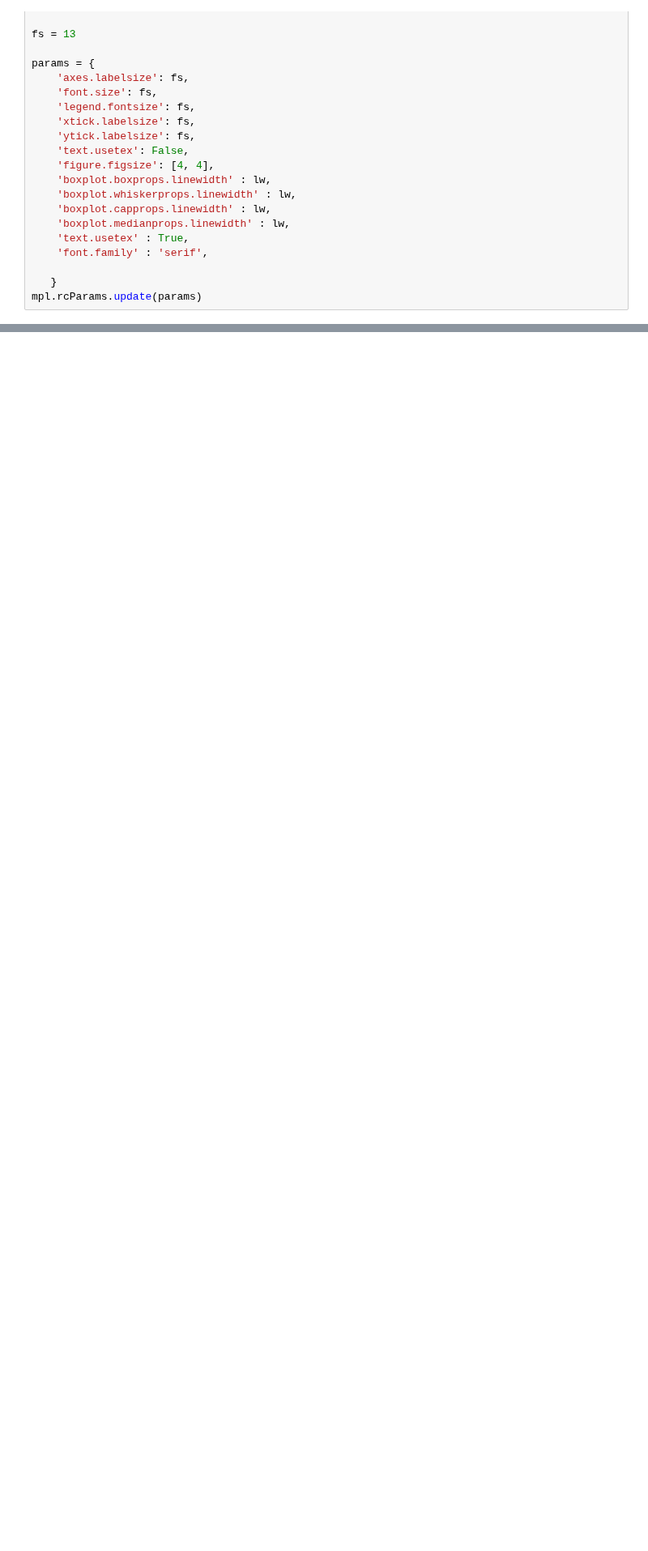
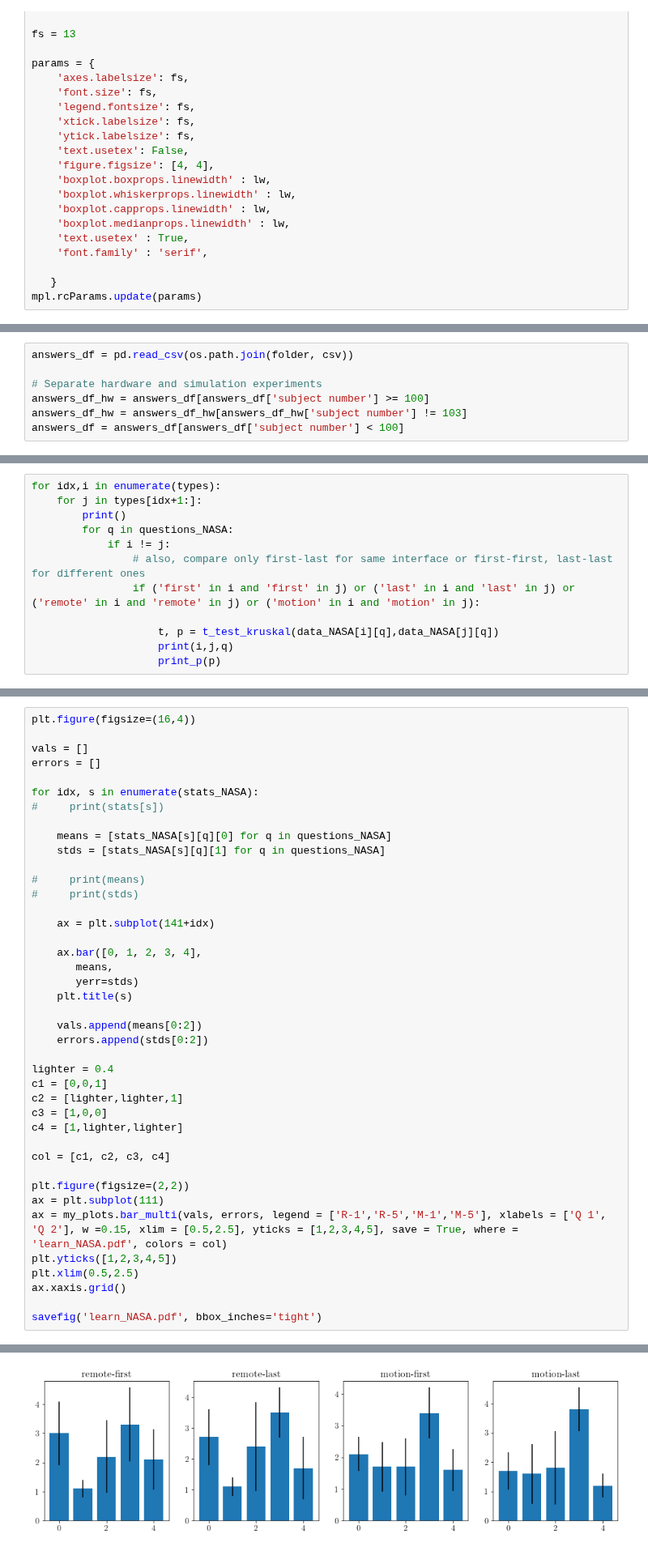
Before and after one commit to medioman22/Bidirectional_Interface, a Jupyter notebook: data_analysis/Surveys/analyze_form_learn.ipynb, the cells around one changed output, grey strips where cells are left out. Shown at 81% size. Saved outputs shown, nothing was run; the diff lists cells and outputs as text; blank space fills up the shorter version.

```diff
--- a/data_analysis/Surveys/analyze_form_learn.ipynb
+++ b/data_analysis/Surveys/analyze_form_learn.ipynb
@@ -326,0 +379,7 @@ w
+# %%
+answers_df = pd.read_csv(os.path.join(folder, csv))
+
+# Separate hardware and simulation experiments
+answers_df_hw = answers_df[answers_df['subject number'] >= 100]
+answers_df_hw = answers_df_hw[answers_df_hw['subject number'] != 103]
+answers_df = answers_df[answers_df['subject number'] < 100]
@@ -326,0 +473,12 @@ w
+# %%
+for idx,i in enumerate(types):
+    for j in types[idx+1:]:
+        print()
+        for q in questions_NASA:
+            if i != j:
+                # also, compare only first-last for same interface or first-first, last-last for different ones
+                if ('first' in i and 'first' in j) or ('last' in i and 'last' in j) or ('remote' in i and 'remote' in j) or ('motion' in i and 'motion' in j):
+
+                    t, p = t_test_kruskal(data_NASA[i][q],data_NASA[j][q])
+                    print(i,j,q)
+                    print_p(p)
@@ -326,0 +503,42 @@ w
+# %%
+plt.figure(figsize=(16,4))
+
+vals = []
+errors = []
+
+for idx, s in enumerate(stats_NASA):
+#     print(stats[s])
+
+    means = [stats_NASA[s][q][0] for q in questions_NASA]
+    stds = [stats_NASA[s][q][1] for q in questions_NASA]
+
+#     print(means)
+#     print(stds)
+
+    ax = plt.subplot(141+idx)
+
+    ax.bar([0, 1, 2, 3, 4],
+       means,
+       yerr=stds)
+    plt.title(s)
+
+    vals.append(means[0:2])
+    errors.append(stds[0:2])
+
+lighter = 0.4
+c1 = [0,0,1]
+c2 = [lighter,lighter,1]
+c3 = [1,0,0]
+c4 = [1,lighter,lighter]
+
+col = [c1, c2, c3, c4]
+
+plt.figure(figsize=(2,2))
+ax = plt.subplot(111)
+ax = my_plots.bar_multi(vals, errors, legend = ['R-1','R-5','M-1','M-5'], xlabels = ['Q 1', 'Q 2'], w =0.15, xlim = [0.5,2.5], yticks = [1,2,3,4,5], save = True, where = 'learn_NASA.pdf', colors = col)
+plt.yticks([1,2,3,4,5])
+plt.xlim(0.5,2.5)
+ax.xaxis.grid()
+
+savefig('learn_NASA.pdf', bbox_inches='tight')
+# %% [output]
@@ -326,0 +546 @@ w
+[figure, added]
```
Also changed, not shown: parts of 23 cells of this notebook, 21 other files.
